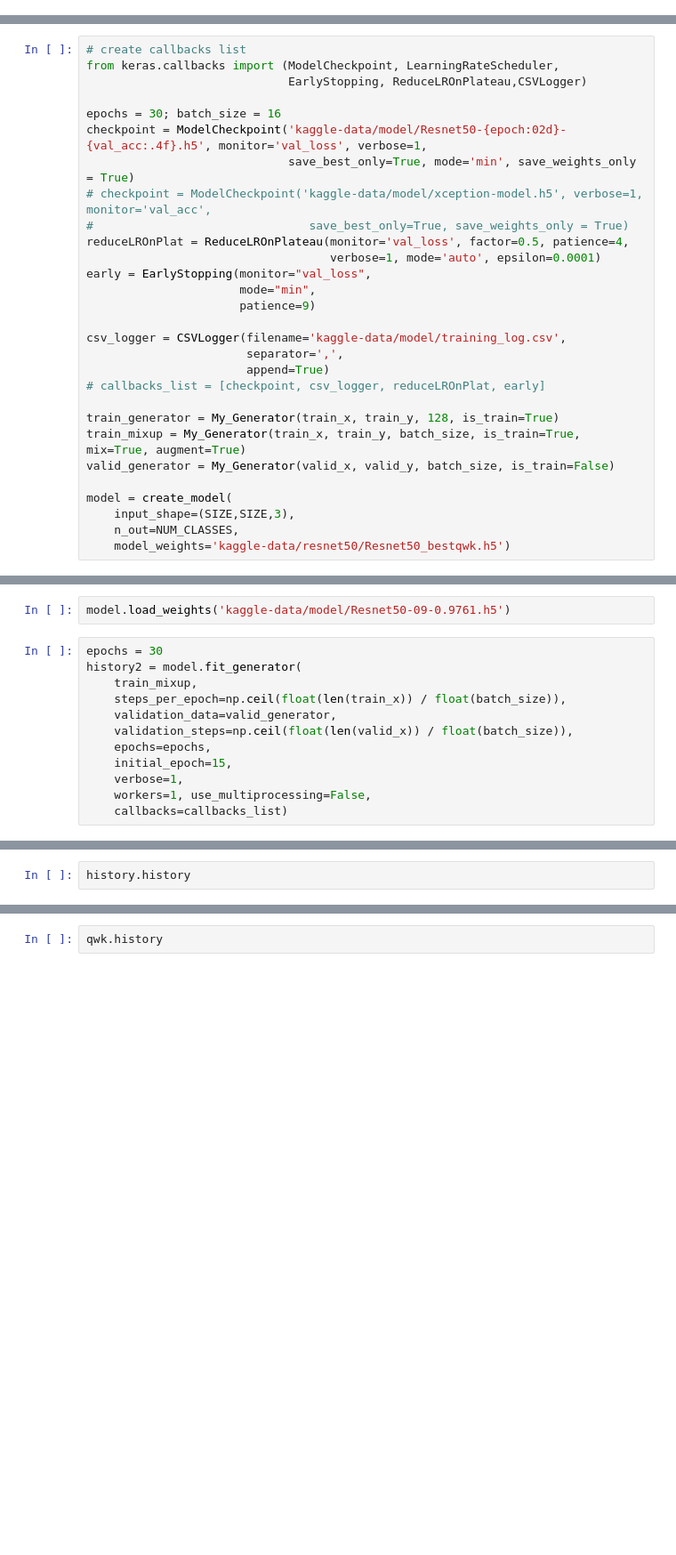
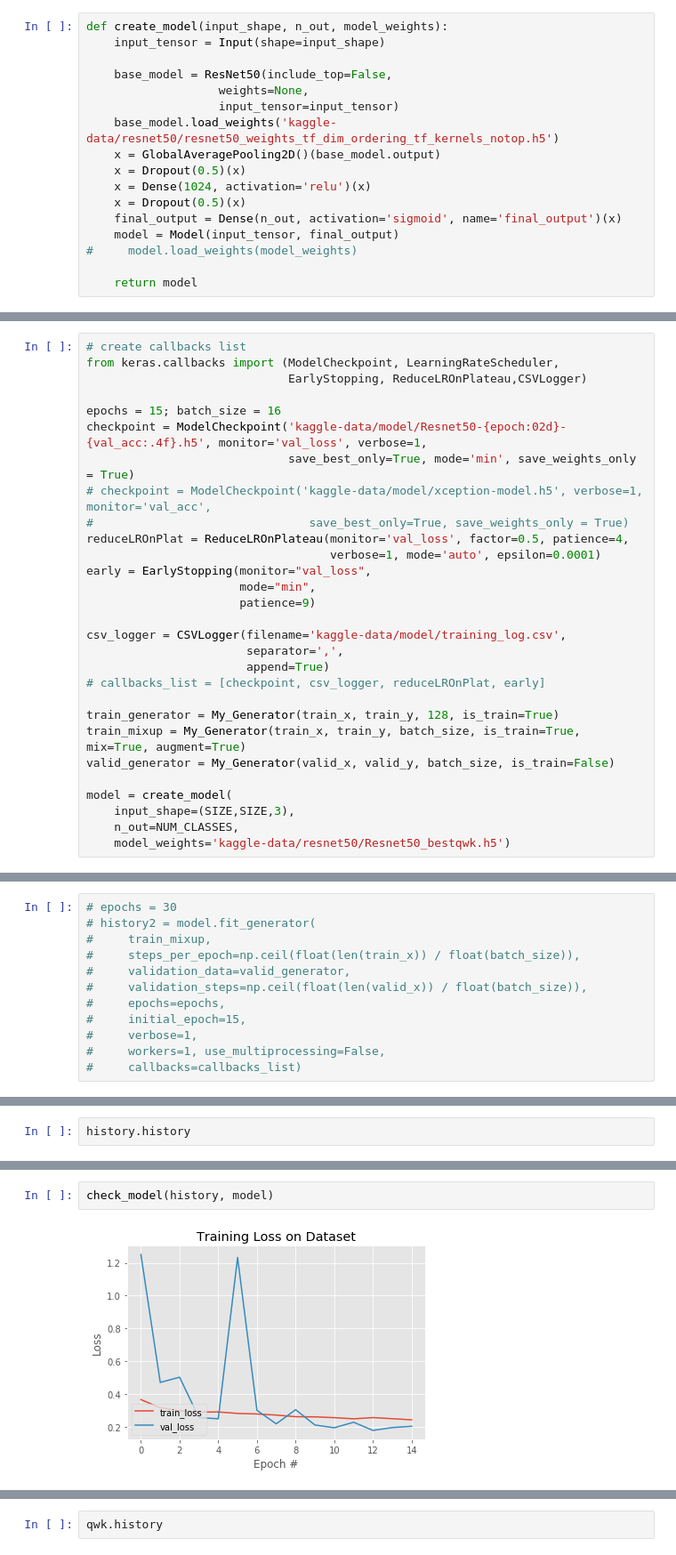
Before and after one commit to MittalNeha/retinopathy-kaggle, a Jupyter notebook: Resnet_50_baseline_multilabel.ipynb, the cells around one changed output, grey strips where cells are left out. Shown at 89% size. Drawn from its saved outputs; the diff is of its cells as text; blank space fills up the shorter version.

```diff
--- a/Resnet_50_baseline_multilabel.ipynb
+++ b/Resnet_50_baseline_multilabel.ipynb
@@ -264,4 +240,21 @@ class My_Generator(Sequence):
         batch_images = np.array(batch_images, np.float32) / 255
         batch_y = np.array(batch_y, np.float32)
         return batch_images, batch_y
+# %%
+def create_model(input_shape, n_out, model_weights):
+    input_tensor = Input(shape=input_shape)
+
+    base_model = ResNet50(include_top=False,
+                   weights=None,
+                   input_tensor=input_tensor)
+    base_model.load_weights('kaggle-data/resnet50/resnet50_weights_tf_dim_ordering_tf_kernels_notop.h5')
+    x = GlobalAveragePooling2D()(base_model.output)
+    x = Dropout(0.5)(x)
+    x = Dense(1024, activation='relu')(x)
+    x = Dropout(0.5)(x)
+    final_output = Dense(n_out, activation='sigmoid', name='final_output')(x)
+    model = Model(input_tensor, final_output)
+#     model.load_weights(model_weights)
+
+    return model
 # %%
@@ -304,7 +297,7 @@ def create_model(input_shape, n_out, model_weights):
 from keras.callbacks import (ModelCheckpoint, LearningRateScheduler,
                              EarlyStopping, ReduceLROnPlateau,CSVLogger)
 
-epochs = 30; batch_size = 16
+epochs = 15; batch_size = 16
 checkpoint = ModelCheckpoint('kaggle-data/model/Resnet50-{epoch:02d}-{val_acc:.4f}.h5', monitor='val_loss', verbose=1,
                              save_best_only=True, mode='min', save_weights_only = True)
 # checkpoint = ModelCheckpoint('kaggle-data/model/xception-model.h5', verbose=1, monitor='val_acc',
@@ -476,17 +601,15 @@ saving checkpoint:  0.8699941897879157
-# %%
-model.load_weights('kaggle-data/model/Resnet50-09-0.9761.h5')
 # %%
-epochs = 30
-history2 = model.fit_generator(
-    train_mixup,
-    steps_per_epoch=np.ceil(float(len(train_x)) / float(batch_size)),
-    validation_data=valid_generator,
-    validation_steps=np.ceil(float(len(valid_x)) / float(batch_size)),
-    epochs=epochs,
-    initial_epoch=15,
-    verbose=1,
-    workers=1, use_multiprocessing=False,
-    callbacks=callbacks_list)
+# epochs = 30
+# history2 = model.fit_generator(
+#     train_mixup,
+#     steps_per_epoch=np.ceil(float(len(train_x)) / float(batch_size)),
+#     validation_data=valid_generator,
+#     validation_steps=np.ceil(float(len(valid_x)) / float(batch_size)),
+#     epochs=epochs,
+#     initial_epoch=15,
+#     verbose=1,
+#     workers=1, use_multiprocessing=False,
+#     callbacks=callbacks_list)
 # %% [markdown]
 Load the best model
 # %%
@@ -605,0 +707,4 @@ def check_model(hist, model):
+# %%
+check_model(history, model)
+# %% [output]
+[figure, added]
```
Also changed, not shown: parts of 22 cells of this notebook.
